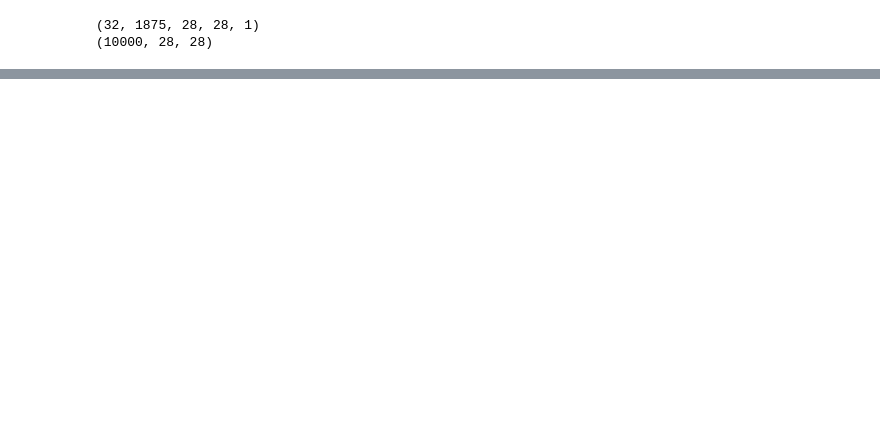
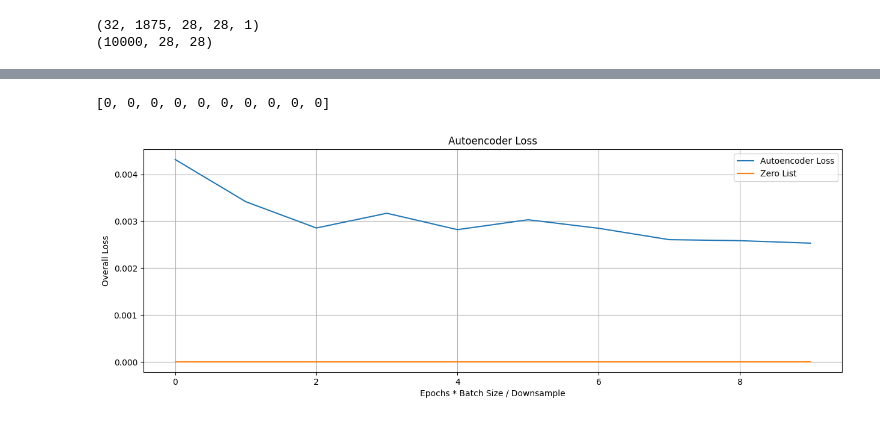
Before and after one commit to lucash-h/GANS, a Jupyter notebook: MGGAN.ipynb, the cells around one changed output, grey strips where cells are left out. Saved outputs shown, nothing was run; the diff lists cells and outputs as text; code cells hidden in the pictures; blank space fills up the shorter version.

```diff
--- a/MGGAN.ipynb
+++ b/MGGAN.ipynb
@@ -95,3 +96,16 @@ gan_epochs = 15
+# %%
+#Gan Variables
+gan_epochs = 20
+#Generator Variables
+noise_dim = 100
+gen_learning_rate = 0.001
+#pixel discriminator variables
+pixel_dim = (28,28,1)
+pixel_disc_learning_rate = 0.001
+#latent discriminator Variables
+latent_dim = (64)
+latent_disc_learning_rate = 0.001
+batch_size = 1875
 # %%
 (x_train, x_train_labels), (x_test,x_test_lables) = tf.keras.datasets.mnist.load_data()
 
@@ -599,0 +590,14 @@ plot_metrics(loss_log['real_latent_discriminator_loss'],
+# %%
+zero_list = [0 for element in loss_log['autoencoder_loss']]
+print(zero_list)
+plot_metrics(loss_log['autoencoder_loss'],
+            'Autoencoder Loss',
+            zero_list,
+            'Zero List',
+             False,
+            x_title='Epochs * Batch Size / Downsample',
+            y_title ='Overall Loss',
+            plot_title = 'Autoencoder Loss')
+# %% [output]
+[0, 0, 0, 0, 0, 0, 0, 0, 0, 0]
+[figure, added]
```
Also changed, not shown: parts of 31 cells of this notebook.
